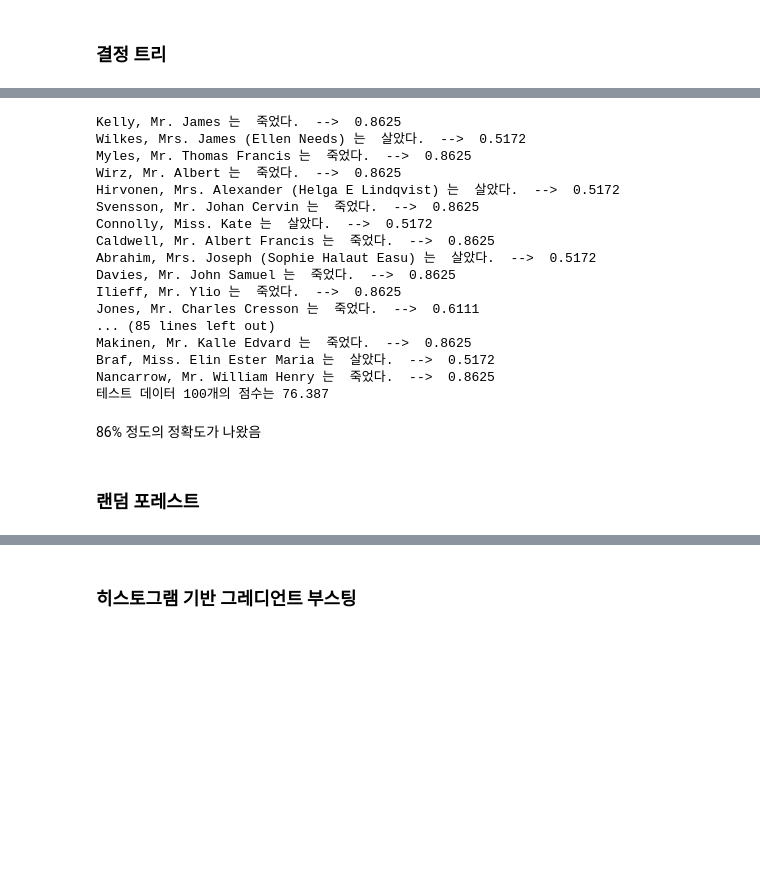
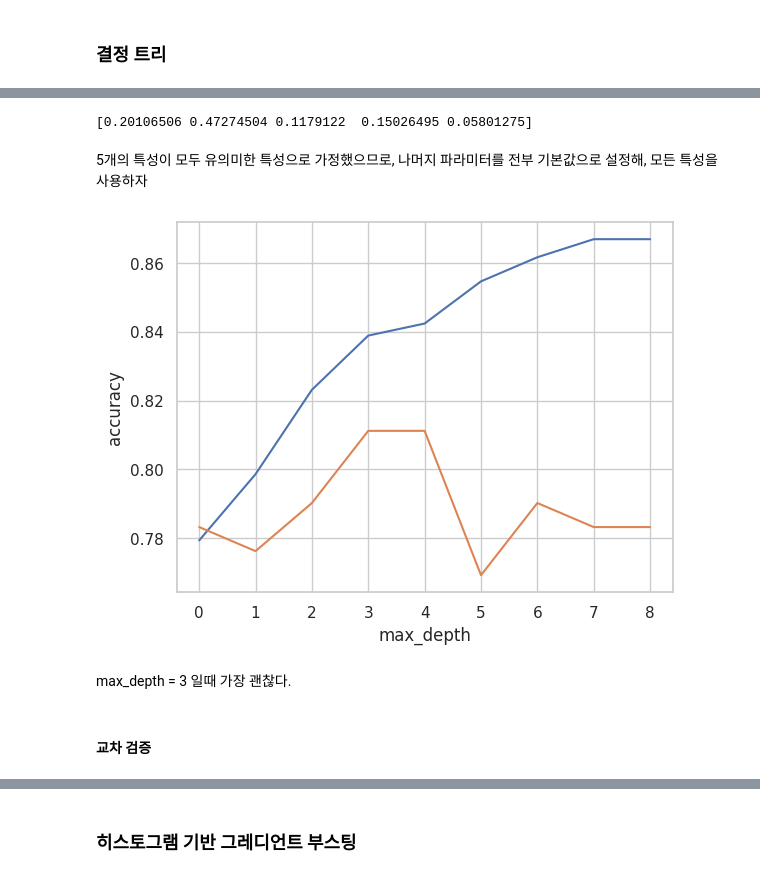
Before and after one commit to KimuYounguWoo/machine-learning-programming, a Jupyter notebook: 타이타닉.ipynb, the cells around one changed output, grey strips where cells are left out. Saved outputs shown, nothing was run; the diff lists cells and outputs as text; code cells hidden in the pictures; blank space fills up the shorter version.

Commit message:
⚡️ week 3 - 결정 트리, 랜덤 포레스트, 히스토그램 기반 SGD

```diff
--- a/타이타닉.ipynb
+++ b/타이타닉.ipynb
@@ -494,9 +316,0 @@ print(dt.feature_importances_)
-# %%
-for i in range(1, 4, 1):
-  dt = DecisionTreeClassifier(max_depth=i, random_state=201935231)
-  dt.fit(train_input, train_target)
-
-  print(dt.score(train_input, train_target))
-  print(dt.score(test_input, test_target))
-  print(dt.score(train_input, train_target) - dt.score(test_input, test_target))
-  print()
@@ -556,42 +317,28 @@ min_impurity_decrease = default ( < 1)
-# %%
-
-winslet = data_te.iloc[0].to_numpy()
-# ['Sex', 'Pclass', 'Age', 'Parch', 'SibSp'])
-sum = 0.0
-dt = DecisionTreeClassifier(max_depth=2, random_state=201935231)
-dt.fit(train_input, train_target)
-
-def isSurvived(name, person):
-    isSurvive = '죽었다.' if dt.predict([person])[0] == 0 else '살았다.'
-    print(name, '는 ', isSurvive,
-          ' --> ', round(max(dt.predict_proba([person])[0]), 4))
-    return max(dt.predict_proba([person])[0])
-
-for i in range(0, 100):
-  test = data_te.iloc[i].to_numpy()
-  name = data_tes['Name'].iloc[i]
-  sum += isSurvived(name, test)
-
-print(f'테스트 데이터 100개의 점수는 {round(sum%100, 3)}')
-# %% [output]
-Kelly, Mr. James 는  죽었다.  -->  0.8625
-Wilkes, Mrs. James (Ellen Needs) 는  살았다.  -->  0.5172
-Myles, Mr. Thomas Francis 는  죽었다.  -->  0.8625
-Wirz, Mr. Albert 는  죽었다.  -->  0.8625
-Hirvonen, Mrs. Alexander (Helga E Lindqvist) 는  살았다.  -->  0.5172
-Svensson, Mr. Johan Cervin 는  죽었다.  -->  0.8625
-Connolly, Miss. Kate 는  살았다.  -->  0.5172
-Caldwell, Mr. Albert Francis 는  죽었다.  -->  0.8625
-Abrahim, Mrs. Joseph (Sophie Halaut Easu) 는  살았다.  -->  0.5172
-Davies, Mr. John Samuel 는  죽었다.  -->  0.8625
-Ilieff, Mr. Ylio 는  죽었다.  -->  0.8625
-Jones, Mr. Charles Cresson 는  죽었다.  -->  0.6111
-... (85 lines left out)
-Makinen, Mr. Kalle Edvard 는  죽었다.  -->  0.8625
-Braf, Miss. Elin Ester Maria 는  살았다.  -->  0.5172
-Nancarrow, Mr. William Henry 는  죽었다.  -->  0.8625
-테스트 데이터 100개의 점수는 76.387
-# %% [markdown]
-86% 정도의 정확도가 나왔음
-# %% [markdown]
-### 랜덤 포레스트
+# %%
+print(dt.feature_importances_)
+# ['Sex', 'Pclass', 'Age', 'Parch', 'SibSp']
+# %% [output]
+[0.20106506 0.47274504 0.1179122  0.15026495 0.05801275]
+# %% [markdown]
+5개의 특성이 모두 유의미한 특성으로 가정했으므로, 나머지 파라미터를 전부 기본값으로 설정해, 모든 특성을 사용하자
+# %%
+train_score = []
+test_score = []
+
+for i in range(1, 10):
+  dt = DecisionTreeClassifier(random_state=201935231, max_depth = i)
+  dt.fit(train_input, train_target)
+  train_score.append(dt.score(train_input, train_target))
+  test_score.append(dt.score(test_input, test_target))
+
+plt.plot(train_score)
+plt.plot(test_score)
+plt.xlabel('max_depth')
+plt.ylabel('accuracy')
+plt.show()
+# %% [output]
+[figure, added]
+# %% [markdown]
+max_depth = 3 일때 가장 괜찮다.<br>
+# %% [markdown]
+#### 교차 검증
```
Also changed, not shown: parts of 92 cells of this notebook.
